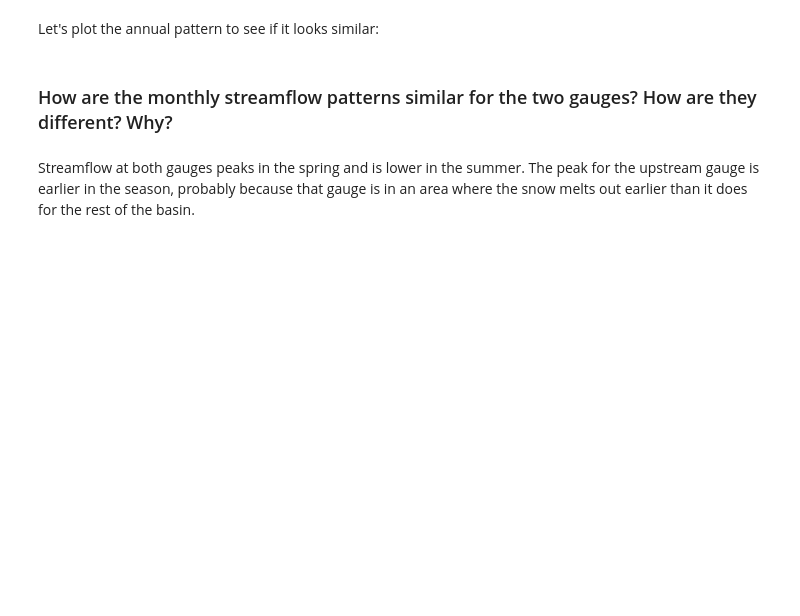
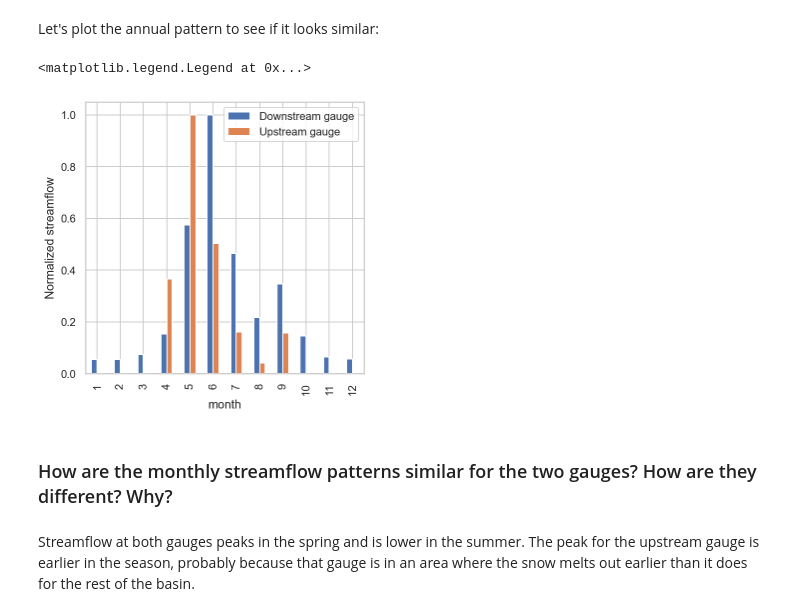
Before and after one commit to eculler/grouping-and-aggregating, a Jupyter notebook: grouping_and_aggregating_demo_answerkey.ipynb, the cells around one changed output. Drawn from its saved outputs; the diff is of its cells as text; code cells hidden in the pictures; blank space fills up the shorter version.

```diff
--- a/grouping_and_aggregating_demo_answerkey.ipynb
+++ b/grouping_and_aggregating_demo_answerkey.ipynb
@@ -64,0 +189,6 @@ streamflow_mean_monthly
+# %%
+# Calculate the typical average streamflow value for each month
+monthly_climatology = streamflow_ymd.groupby(['site', 'month']
+    ).agg('mean')
+
+monthly_climatology
@@ -66,8 +215,8 @@ streamflow_mean_monthly
 Since the downstream gauge is on a higher order of stream than the upstream gauge, the streamflow there is much higher. To really compare the two locations, it will be helpful to normalize the streamflow values by the maximum monthly streamflow for each gauge.
 # %%
 # Normalize by the maximum value
-streamflow_mean_monthly['streamflow_norm'] = streamflow_mean_monthly.groupby(
+monthly_climatology['streamflow_norm'] = monthly_climatology.groupby(
     ['site']).streamflow.transform(lambda x: x / x.max())
 
-# Now we should have 6 values for each site - one for every month of the year
-streamflow_mean_monthly
+# Now we should have 12 values for each site - one for every month of the year
+monthly_climatology
@@ -79,3 +244,14 @@ ax.set_ylabel('Normalized streamflow')
+# %%
+# Plot the monthly streamflow climatology
+ax = monthly_climatology['streamflow_norm'].unstack('site'
+    ).plot.bar(figsize=[5,5])
+
+# Better plot labels
+ax.set_ylabel('Normalized streamflow')
+ax.legend(labels = ('Downstream gauge', 'Upstream gauge'))
+# %% [output]
+<matplotlib.legend.Legend at 0x...>
+[figure, added]
 # %% [markdown]
 ### How are the monthly streamflow patterns similar for the two gauges? How are they different? Why?
 # %% [markdown]
```
Also changed, not shown: parts of 28 cells of this notebook, 6 other files.
